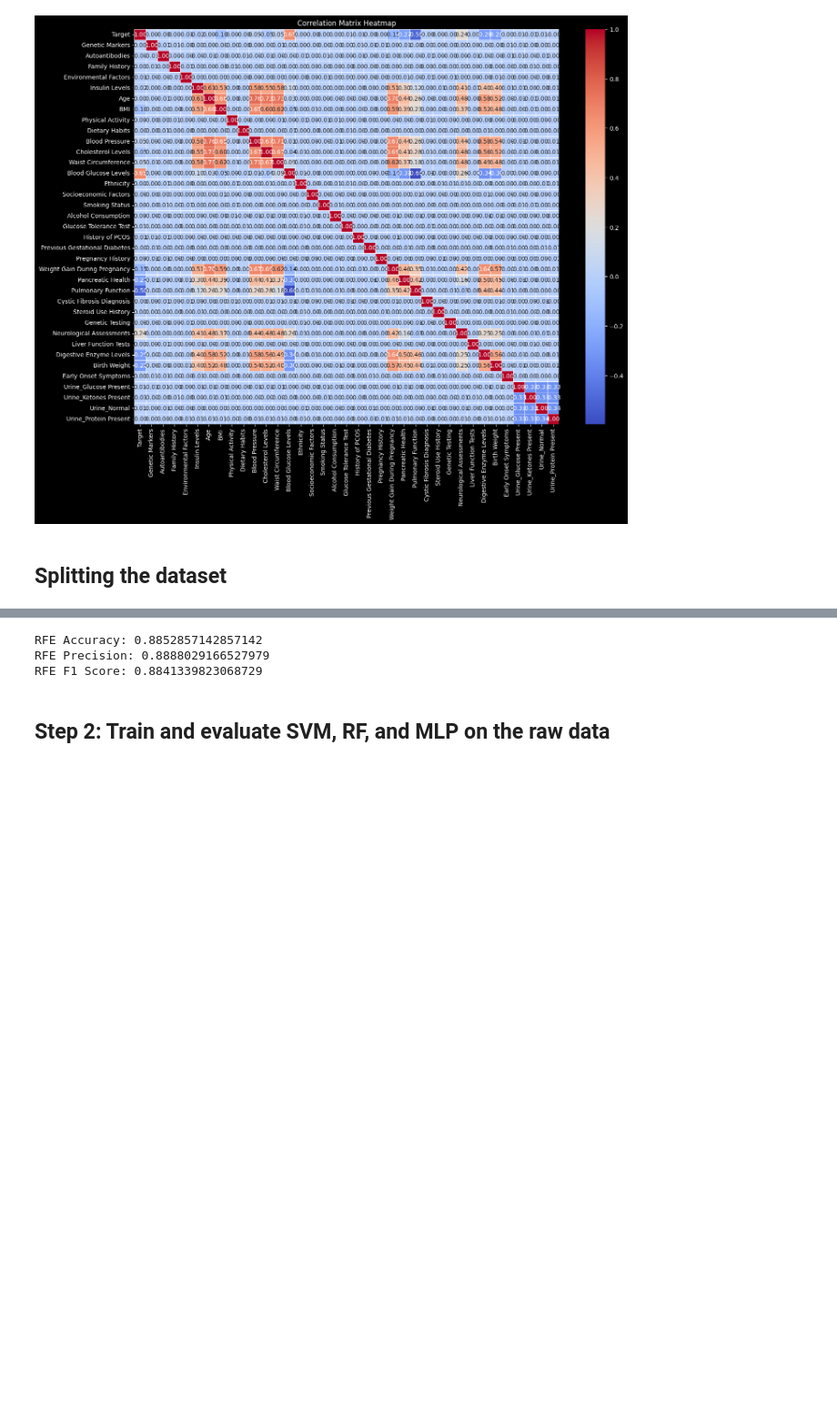
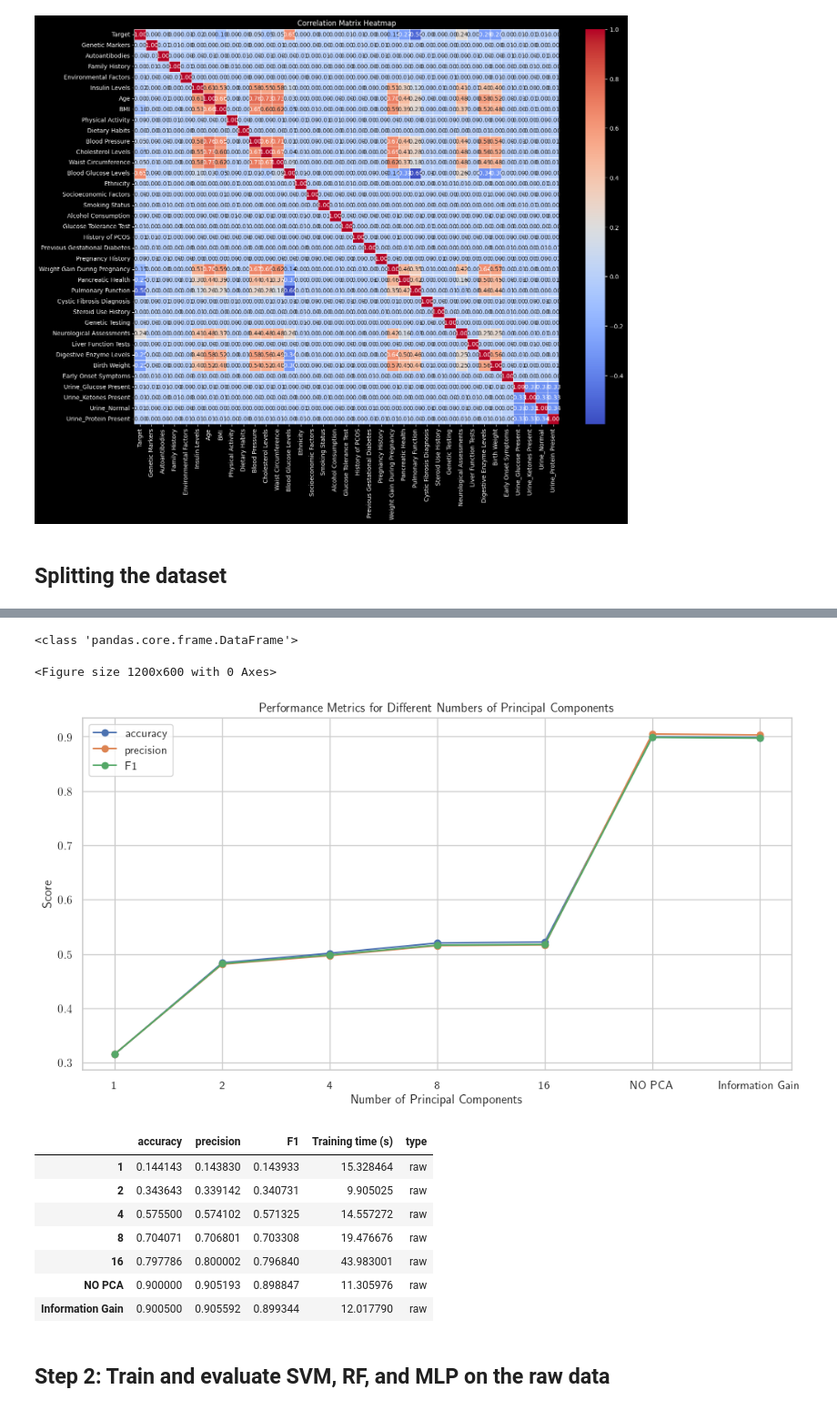
Before and after one commit to yazan6546/Diabetes-Dataset-Analysis, a Jupyter notebook: main.ipynb, the cells around one changed output, grey strips where cells are left out. Shown at 91% size. Saved outputs shown, nothing was run; the diff lists cells and outputs as text; code cells hidden in the pictures; blank space fills up the shorter version.

```diff
--- a/main.ipynb
+++ b/main.ipynb
@@ -686,0 +719,6 @@ metrics.set_index('PCA components', inplace=True)
+# %%
+scaler = StandardScaler()
+X_train_scaled = scaler.fit_transform(X_train)
+X_test_scaled = scaler.transform(X_test)
+
+metrics_scaled, variance_df = evaluate_rf_with_pca(X_train_scaled, X_test_scaled, y_train, y_test)
@@ -713,29 +791,31 @@ metrics
-# %%
-# Initialize the Random Forest classifier for RFE
-rf_rfe = RandomForestClassifier(random_state=42, n_jobs=-1)
-
-# Select the important features from the training and testing sets
-X_train_rfe = X_train[selected_features]
-X_test_rfe = X_test[selected_features]
-
-# Train the model with RFE-selected features
-rf_rfe.fit(X_train_rfe, y_train)
-
-# Predict on the test set
-y_pred_rfe = rf_rfe.predict(X_test_rfe)
-
-# Calculate metrics
-rfe_accuracy = accuracy_score(y_test, y_pred_rfe)
-rfe_precision = precision_score(y_test, y_pred_rfe, average='weighted')
-rfe_f1 = f1_score(y_test, y_pred_rfe, average='weighted')
-
-print(f"RFE Accuracy: {rfe_accuracy}")
-print(f"RFE Precision: {rfe_precision}")
-print(f"RFE F1 Score: {rfe_f1}")
-# %% [output]
-RFE Accuracy: 0.8852857142857142
-RFE Precision: 0.8888029166527979
-RFE F1 Score: 0.8841339823068729
+# %%
+# Plot the results
+plt.figure(figsize=(12, 6))
+
+metrics_scaled_temp = metrics_scaled.drop(columns=['Training time (s)', 'type'], axis=1)
+
+metrics_scaled_temp.plot(marker='o', figsize=(12, 6));
+
+plt.xlabel('Number of Principal Components')
+plt.ylabel('Score')
+plt.title('Performance Metrics for Different Numbers of Principal Components')
+plt.legend()
+plt.grid(True)
+plt.show();
+
+metrics
+# %% [output]
+<class 'pandas.core.frame.DataFrame'>
+<Figure size 1200x600 with 0 Axes>
+[figure, added]
+|  | accuracy | precision | F1 | Training time (s) | type |
+| 1 | 0.144143 | 0.143830 | 0.143933 | 15.328464 | raw |
+| 2 | 0.343643 | 0.339142 | 0.340731 | 9.905025 | raw |
+| 4 | 0.575500 | 0.574102 | 0.571325 | 14.557272 | raw |
+| 8 | 0.704071 | 0.706801 | 0.703308 | 19.476676 | raw |
+| 16 | 0.797786 | 0.800002 | 0.796840 | 43.983001 | raw |
+| NO PCA | 0.900000 | 0.905193 | 0.898847 | 11.305976 | raw |
+| Information Gain | 0.900500 | 0.905592 | 0.899344 | 12.017790 | raw |
 # %% [markdown]
 ## Step 2: Train and evaluate SVM, RF, and MLP on the raw data
 # %%
```
Also changed, not shown: parts of 25 cells of this notebook.
